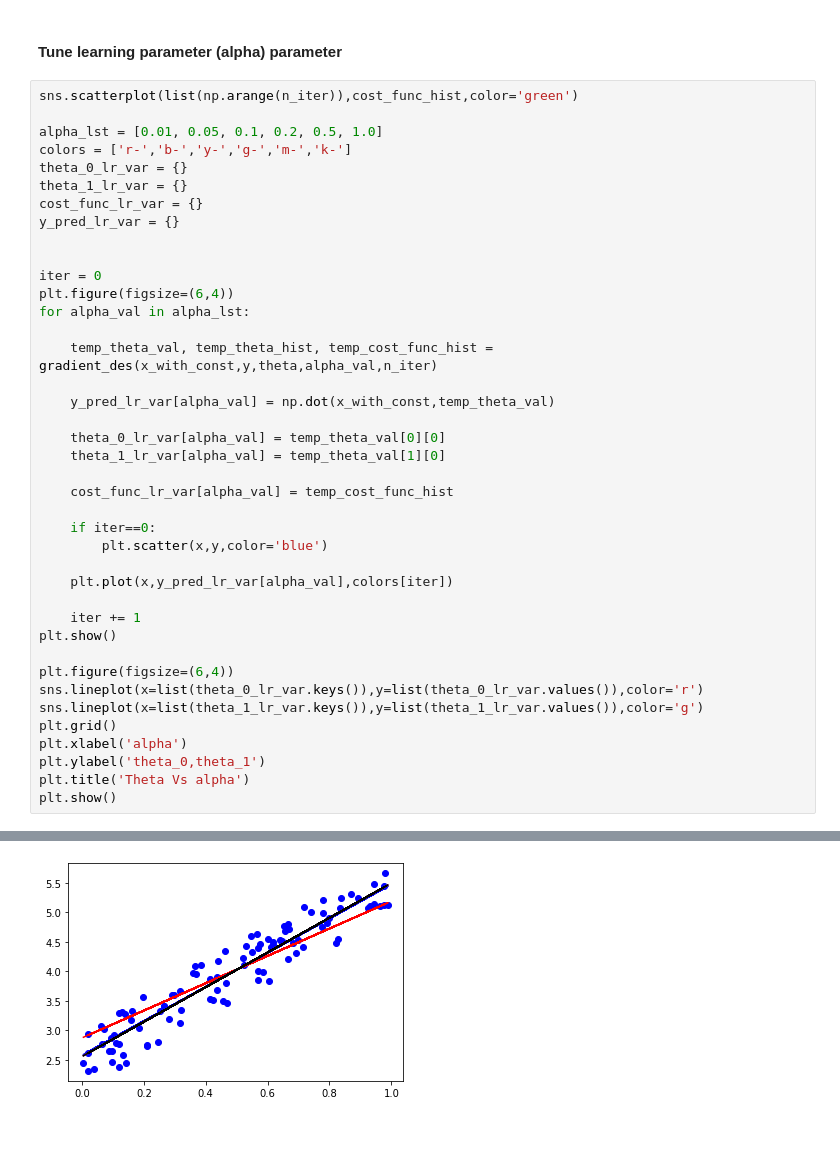
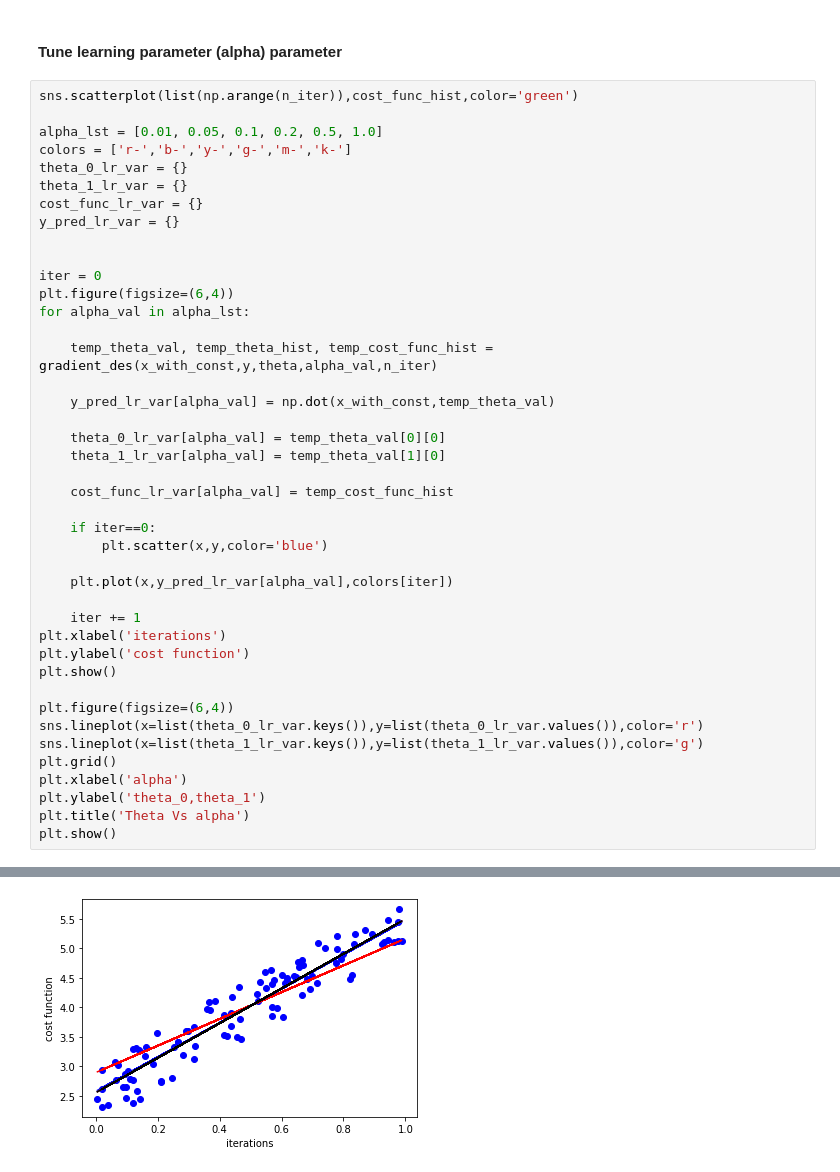
Before and after one commit to ShivaHarshPothula/MachineLearning_Scripts, a Jupyter notebook: Linear_Regression.ipynb, the cells around one changed output, grey strips where cells are left out. Saved outputs shown, nothing was run; the diff lists cells and outputs as text; blank space fills up the shorter version.

```diff
--- a/Linear_Regression.ipynb
+++ b/Linear_Regression.ipynb
@@ -201,6 +207,8 @@ for alpha_val in alpha_lst:
     plt.plot(x,y_pred_lr_var[alpha_val],colors[iter])
 
     iter += 1
+plt.xlabel('iterations')
+plt.ylabel('cost function')
 plt.show()
 
 plt.figure(figsize=(6,4))
@@ -216 +224 @@ plt.show()
-[figure, old version]
+[figure, new version]
```
Also changed, not shown: parts of 11 cells of this notebook.
